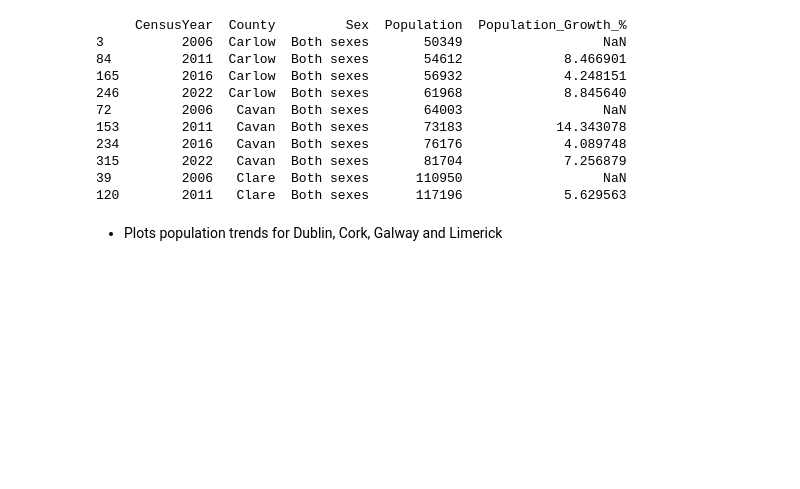
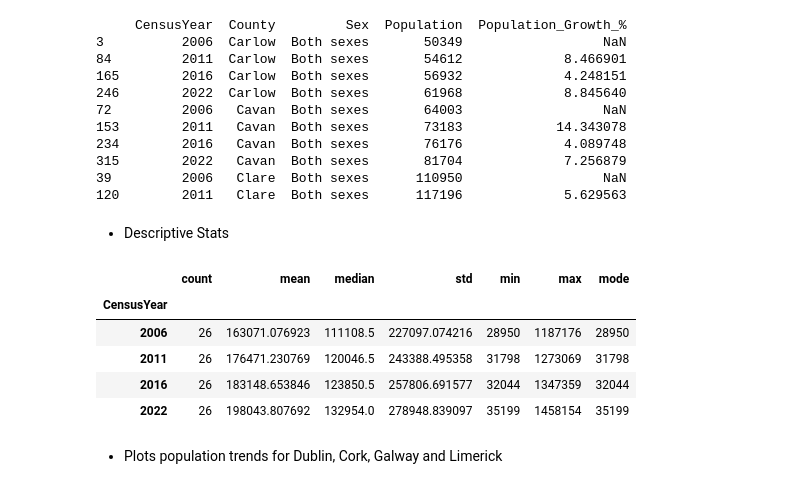
Before and after one commit to elainecazetta/programming-for-data-analytics, a Jupyter notebook: project/census_analysis.ipynb, the cells around one changed output. Cells and saved outputs as stored; diff of their text form; code cells hidden in the pictures; blank space fills up the shorter version.

Commit message:
add descriptive stats to topic 4

```diff
--- a/project/census_analysis.ipynb
+++ b/project/census_analysis.ipynb
@@ -179,6 +181,42 @@ print(pop_df.head(10))
 315        2022   Cavan  Both sexes       81704             7.256879
 39         2006   Clare  Both sexes      110950                  NaN
 120        2011   Clare  Both sexes      117196             5.629563
+# %% [markdown]
+- Descriptive Stats
+# %%
+# Descriptive statistics of county populations by census year
+pop_clean = pop_df[pop_df["County"] != "State"].copy()
+
+summary_by_year = (
+    pop_clean
+    .groupby("CensusYear")["Population"]
+    .agg(
+        count="count",
+        mean="mean",
+        median="median",
+        std="std",
+        min="min",
+        max="max"
+    )
+)
+
+# Take the first mode per year (if it exists)
+mode_by_year = (
+    pop_clean
+    .groupby("CensusYear")["Population"]
+    .apply(lambda s: s.mode().iloc[0] if not s.mode().empty else np.nan)
+    .rename("mode")
+)
+
+summary_by_year = summary_by_year.join(mode_by_year)
+summary_by_year
+# %% [output]
+|  | count | mean | median | std | min | max | mode |
+| CensusYear |  |  |  |  |  |  |  |
+| 2006 | 26 | 163071.076923 | 111108.5 | 227097.074216 | 28950 | 1187176 | 28950 |
+| 2011 | 26 | 176471.230769 | 120046.5 | 243388.495358 | 31798 | 1273069 | 31798 |
+| 2016 | 26 | 183148.653846 | 123850.5 | 257806.691577 | 32044 | 1347359 | 32044 |
+| 2022 | 26 | 198043.807692 | 132954.0 | 278948.839097 | 35199 | 1458154 | 35199 |
 # %% [markdown]
 - Plots population trends for Dublin, Cork, Galway and Limerick
 # %%
```
Also changed, not shown: parts of 1 cell of this notebook.
